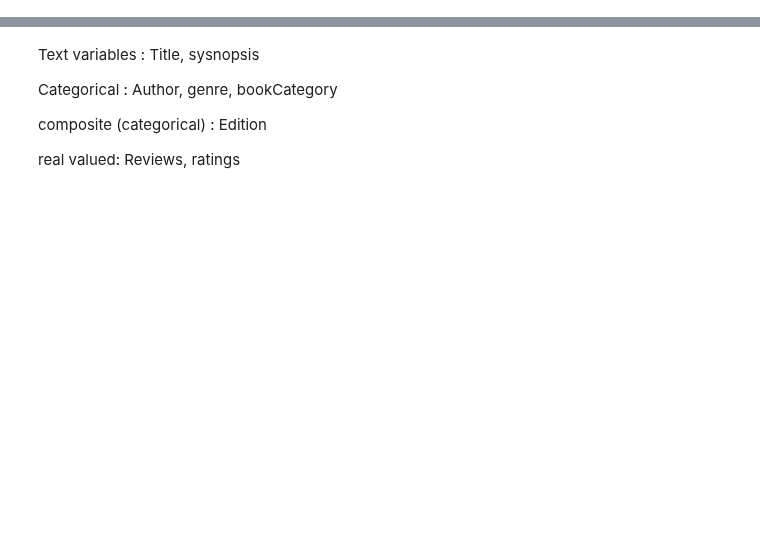
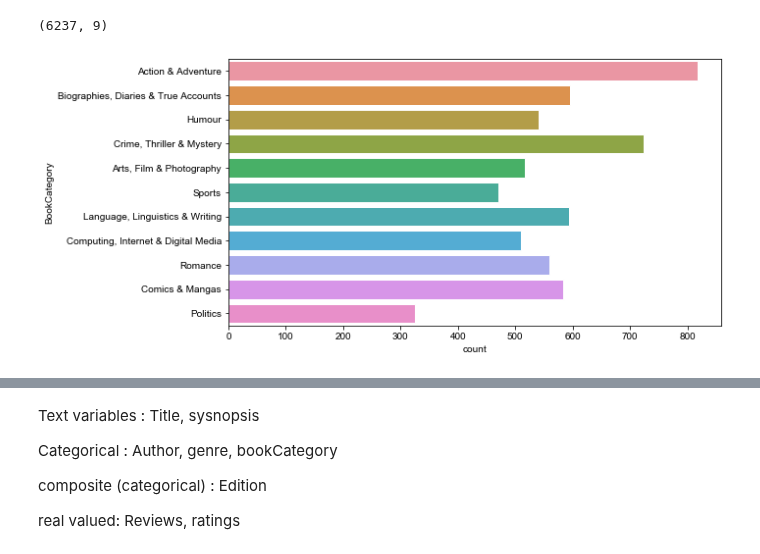
Before and after one commit to prerit2010/predictBookPrices, a Jupyter notebook: data_prep.ipynb, the cells around one changed output, grey strips where cells are left out. Drawn from its saved outputs; the diff is of its cells as text; code cells hidden in the pictures; blank space fills up the shorter version.

```diff
--- a/data_prep.ipynb
+++ b/data_prep.ipynb
@@ -38,6 +41,12 @@ df_testing = pd.read_csv("Data/" + data_test)
+# %%
+df_train.shape
+# %% [output]
+(6237, 9)
 # %%
-# fig, ax = pyplot.pyplot.subplots(figsize=(9,5))
-# sns.set(style="whitegrid")
-# sns.countplot(ax=ax, y="BookCategory", data=df_train)
-# pyplot.pyplot.show()
+fig, ax = pyplot.pyplot.subplots(figsize=(9,5))
+sns.set(style="whitegrid")
+sns.countplot(ax=ax, y="BookCategory", data=df_train)
+pyplot.pyplot.show()
+# %% [output]
+[figure, added]
 # %%
```
Also changed, not shown: parts of 21 cells of this notebook.
